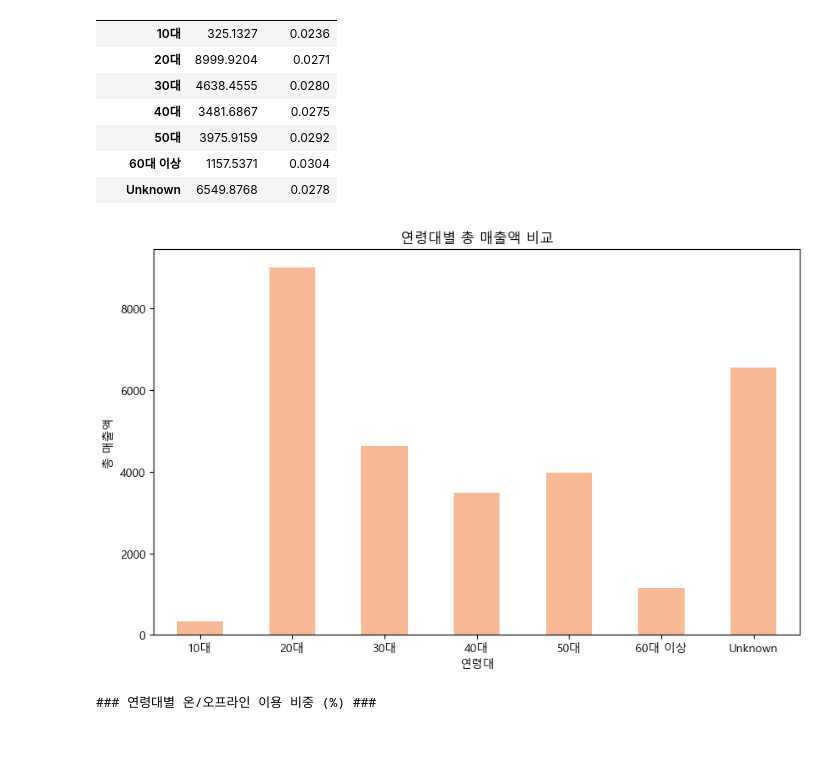
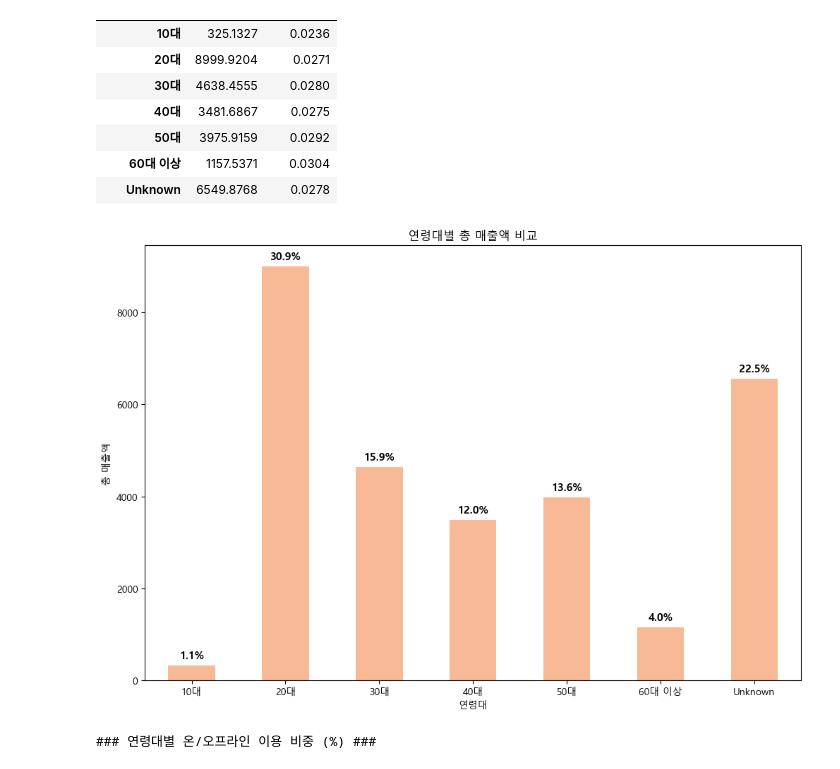
Before and after one commit to yoohengu/cross-gen-biz-analysis, a Jupyter notebook: notebooks/chanhui_eda/hm_2020_business_insight.ipynb, the cells around one changed output. Cells and saved outputs as stored; diff of their text form; code cells hidden in the pictures; blank space fills up the shorter version.

```diff
--- a/notebooks/chanhui_eda/hm_2020_business_insight.ipynb
+++ b/notebooks/chanhui_eda/hm_2020_business_insight.ipynb
@@ -215,3 +217,12 @@ df_cust2['age_segment'] = df_cust2['age'].apply(cate_age)
+# %%
+#시각화 설정
+import pandas as pd
+import numpy as np
+import matplotlib.pyplot as plt
+import seaborn as sns
+
+plt.rc('font', family='Malgun Gothic')
+plt.rcParams['axes.unicode_minus'] = False
 # %%
 import matplotlib.pyplot as plt
 import seaborn as sns
@@ -352,9 +384,6 @@ price가 0.5 이상: 2
 import matplotlib.pyplot as plt
 import seaborn as sns
 
-
-plt.rcParams['font.family'] = 'Malgun Gothic'
-plt.rcParams['axes.unicode_minus'] = False # 마이너스 기호 깨짐 방지
 
 labels = ['0.1 이상', '0.2 이상', '0.3 이상', '0.4 이상', '0.5 이상']
 counts = [
@@ -813,9 +920 @@ Unknown    0.224728
 Name: proportion, dtype: float64
-# %%
-cat_cols = [
-    'FN', 'Active', 'club_member_status',
-    'fashion_news_frequency', 'age_segment'
-]
-
-final_df[cat_cols] = final_df[cat_cols].astype('object').fillna('Unknown')
-final_df[cat_cols].isnull().sum()
@@ -918,22 +1028,36 @@ age_price_analysis.round(4)
 # %%
 import matplotlib.pyplot as plt
 import seaborn as sns
 
 
 plt.rc('font', family='Malgun Gothic')
 
-plt.figure(figsize=(10, 6))
-age_price_analysis['총 매출액'].plot(kind='bar', color='#f8ba96')
+plt.figure(figsize=(12, 8))
+ax= age_price_analysis['총 매출액'].plot(kind='bar', color='#f8ba96')
+
+total_sales = age_price_analysis['총 매출액'].sum()
+
+for p in ax.patches:
+    height = p.get_height()  # 각 막대의 높이(매출액)
+    percentage = f'{(100 * height / total_sales):.1f}%'  # 비율 계산 (소수점 첫째자리까지)
+
+    # 막대 위 정중앙에 글자 쓰기
+    ax.annotate(percentage,
+                (p.get_x() + p.get_width() / 2., height),
+                ha = 'center', va = 'center',
+                xytext = (0, 10),
+                textcoords = 'offset points',
+                fontsize=11, fontweight='bold')
 
 
 plt.title('연령대별 총 매출액 비교')
 plt.xlabel('연령대')
 plt.ylabel('총 매출액')
 plt.xticks(rotation=0) # 글자 똑바로 세우기
 
 plt.show()
 # %% [output]
-[figure, old version]
+[figure, new version]
 # %%
 # groupby를 이용해 연령대별, 채널별 거래 건수 집계
 # unstack()을 하면 채널 번호(1, 2)가 컬럼으로 올라오게됨
```
Also changed, not shown: parts of 40 cells of this notebook, 2 other files.
